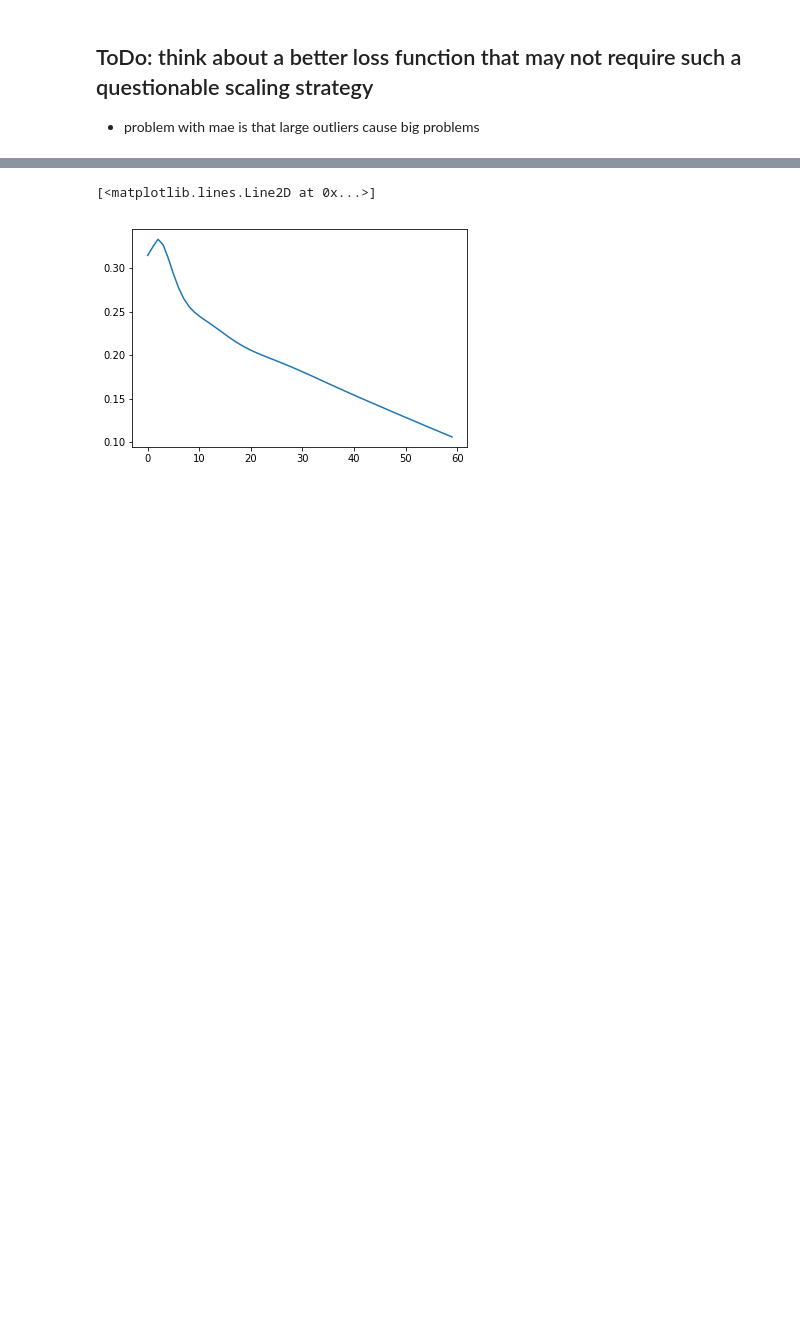
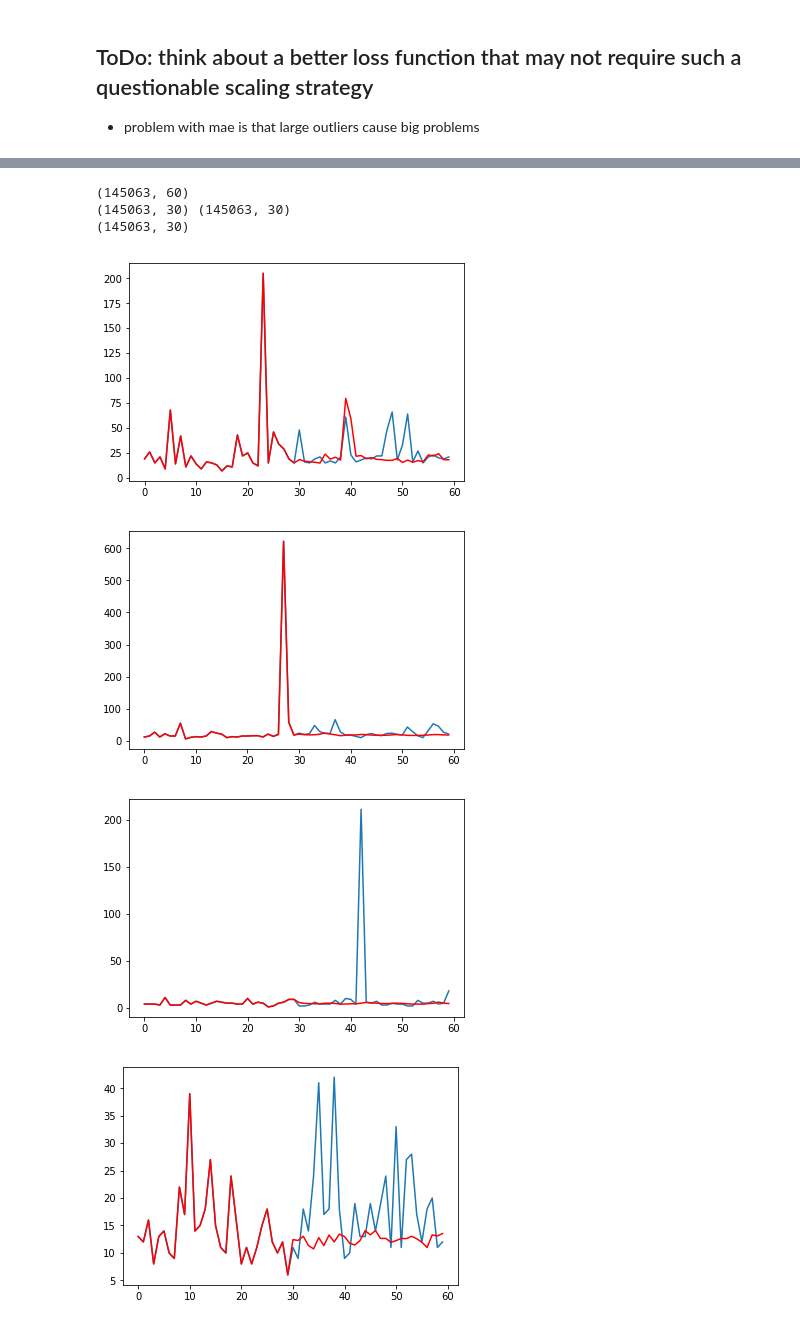
Before and after one commit to DBCerigo/kaggle-wiki, a Jupyter notebook: hooker/RNNtest.ipynb, the cells around one changed output, grey strips where cells are left out. Saved outputs shown, nothing was run; the diff lists cells and outputs as text; code cells hidden in the pictures; blank space fills up the shorter version.

```diff
--- a/hooker/RNNtest.ipynb
+++ b/hooker/RNNtest.ipynb
@@ -287,5 +395,42 @@ for i in range(inputs.shape[0]):
-# %%
-plt.plot([p[7][0] for p in preds])
-# %% [output]
-[<matplotlib.lines.Line2D at 0x...>]
-[figure, removed]
+# %%
+val_data = MultiTSDataProvider(X,
+                               n_ts=n_ts,
+                               n_cond=n_cond,
+                               n_pred=n_pred,
+                               which_set='val',
+                               shuffle_order=False)
+
+def batch_predict(inps, targs):
+    feed_dict = {train: False, keep_prob: 1.0}
+    feed_dict = feed_vals(inps, targs, feed_dict, n_cond, n_pred)
+    print(inps.shape)
+    preds = sess.run(reshaped_outputs, feed_dict=feed_dict)
+
+    batch_preds = np.ndarray((inps.shape[0], n_pred))
+    for j,p in enumerate(preds):
+        batch_preds[:, j] = p.reshape(-1)
+    return batch_preds
+
+Y_trans = batch_predict(val_data.inputs, val_data.targets)
+# %% [output]
+(145063, 60)
+(145063, 30) (145063, 30)
+(145063, 30)
+# %%
+preds = scaler.inverse_transform(Y_trans.T).T
+final_preds = np.exp(preds)
+true_targs = scaler.inverse_transform(val_data.targets.T).T
+final_targs = np.exp(true_targs)
+true_inps = scaler.inverse_transform(val_data.inputs.T).T
+final_inps = np.exp(true_inps)
+i = 0
+while i < 10:
+    fig = plt.figure()
+    plt.plot(np.concatenate((final_inps[i,:], final_targs[i,:])))
+    plt.plot(np.concatenate((final_inps[i,:],final_preds[i,:])), color='red')
+    i +=1
+# %% [output]
+[figure, added]
+[figure, added]
+[figure, added]
+[figure, added]
```
Also changed, not shown: parts of 14 cells of this notebook, 5 other files.
